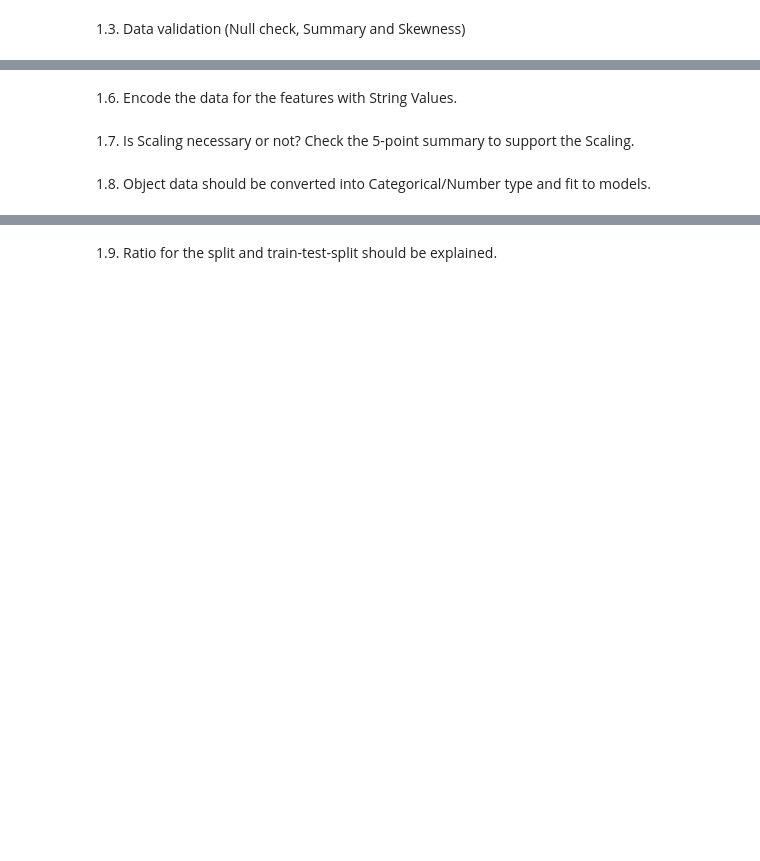
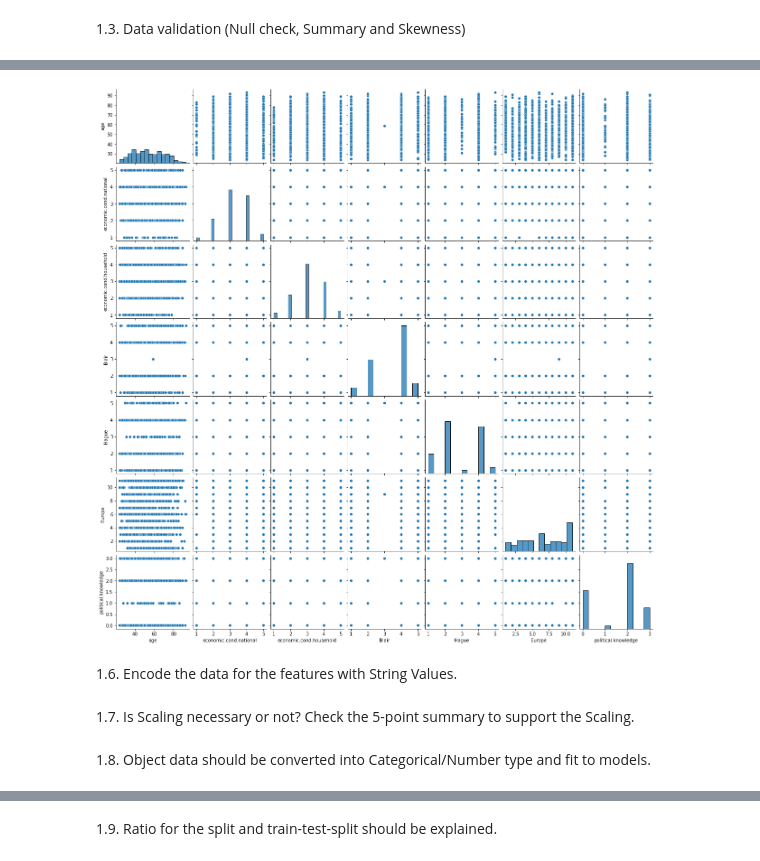
Before and after one commit to sainadh6414/datascience, a Jupyter notebook: _6_machine_learning/project/Notebook.ipynb, the cells around one changed output, grey strips where cells are left out. Saved outputs shown, nothing was run; the diff lists cells and outputs as text; code cells hidden in the pictures; blank space fills up the shorter version.

```diff
--- a/_6_machine_learning/project/Notebook.ipynb
+++ b/_6_machine_learning/project/Notebook.ipynb
@@ -19,6 +240,11 @@ df = pd.read_excel('Election_Data.xlsx')
+# %%
+# Pairplot using sns
+sns.pairplot(df ,diag_kind='hist');
+# %% [output]
+[figure, added]
 # %% [markdown]
 1.6.	Encode the data for the features with String Values.
-# %% [markdown]
-1.7.	Is Scaling necessary or not? Check the 5-point summary to support the Scaling.
-# %% [markdown]
-1.8.	Object data should be converted into Categorical/Number type and fit to models.
+# %% [markdown]
+1.7.	Is Scaling necessary or not? Check the 5-point summary to support the Scaling.
+# %% [markdown]
+1.8.	Object data should be converted into Categorical/Number type and fit to models.
```
Also changed, not shown: parts of 124 cells of this notebook, 2 other files.
